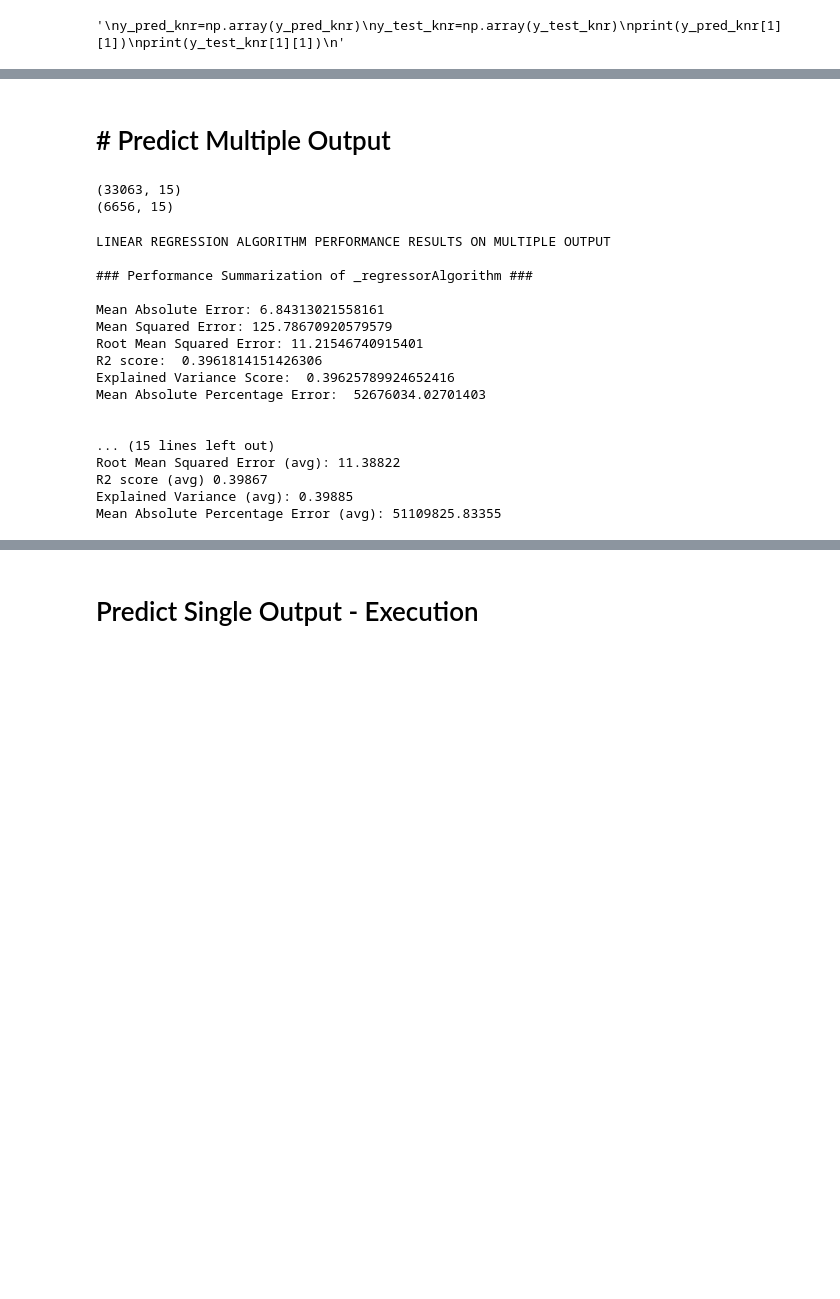
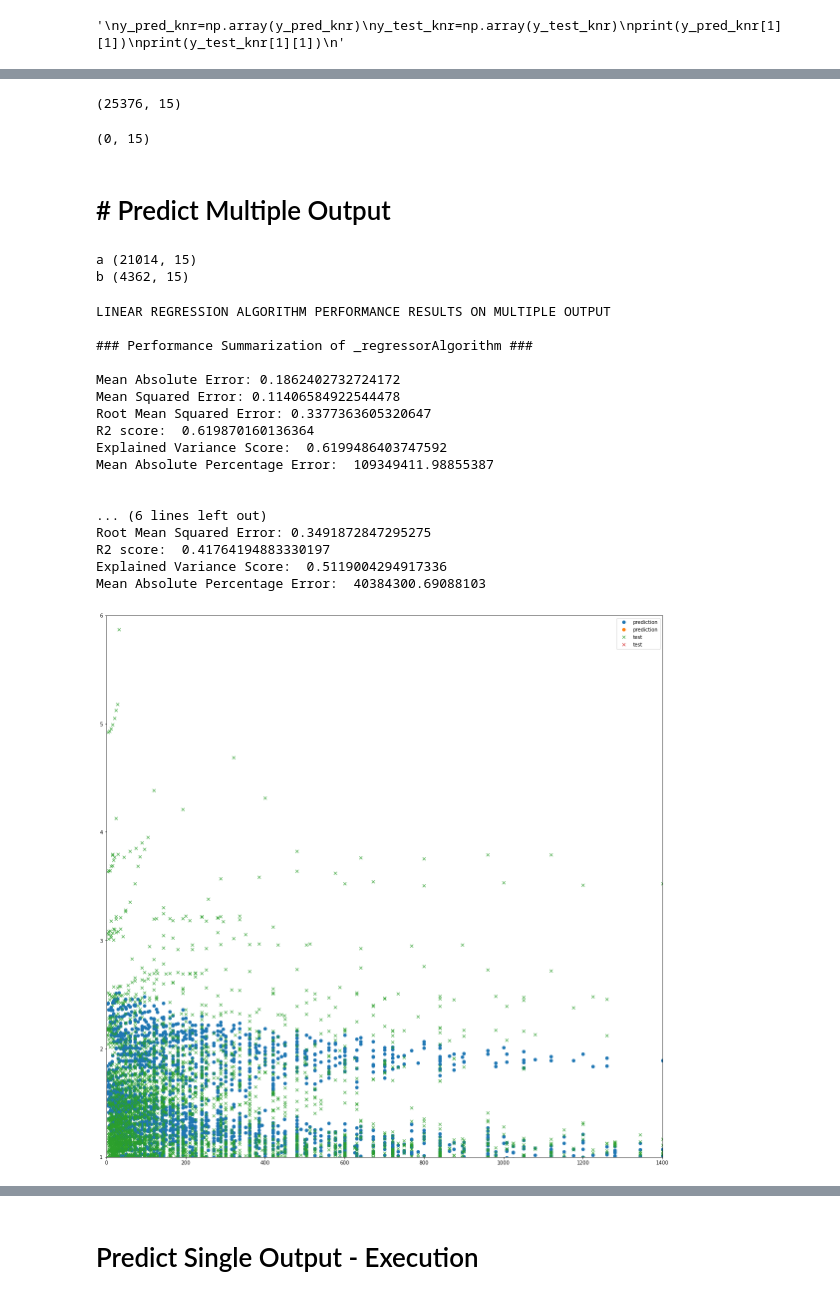
Before and after one commit to busenuraktilav/GPUProject, a Jupyter notebook: model-prediction/prediction.ipynb, the cells around one changed output, grey strips where cells are left out. Saved outputs shown, nothing was run; the diff lists cells and outputs as text; code cells hidden in the pictures; blank space fills up the shorter version.

Commit message:
scatter and box plot is added

```diff
--- a/model-prediction/prediction.ipynb
+++ b/model-prediction/prediction.ipynb
@@ -75,6 +75,15 @@ def preprocessing(df1):
         mini = df1[df1['graphSize'] == i]['minProcessEdge'].min()
         maxi = df1[df1['graphSize'] == i]['minProcessEdge'].max()
         df1.loc[df1['graphSize'] == i, ['minProcessEdge']] = 1.0 / ((((df1.loc[df1['graphSize'] == i, ['minProcessEdge']] - mini) / (maxi - mini)) * 9) + 1)
+
+    df1 = df1[df1['maxProcessEdge'] >= 0]
+
+    for i in numbers:
+        mini = df1[df1['graphSize'] == i]['maxProcessEdge'].min()
+        maxi = df1[df1['graphSize'] == i]['maxProcessEdge'].max()
+        df1.loc[df1['graphSize'] == i, ['maxProcessEdge']] = 1.0 / ((((df1.loc[df1['graphSize'] == i, ['maxProcessEdge']] - mini) / (maxi - mini)) * 9) + 1)
+
+    df1['Error'] = df1['Error']/100
 
     return df1
 
@@ -202,0 +216,10 @@ df1 = preprocessing(df2)
+# %%
+df1 = df1.loc[ (df1['Error'] < 0.4)]
+df1.shape
+# %% [output]
+(25376, 15)
+# %%
+table = df1.loc[ (df1['speedup'] > 7)]
+table.shape
+# %% [output]
+(0, 15)
@@ -213,40 +291,45 @@ x_train_mo, x_test_mo, y_train_mo, y_test_mo = train_test_split(X_mo, y_mo, test
 #split data - small graphs for training, large graphs for testing
 a = df1.loc[(df1['graphSize'] != 32) | (df1['sOriginalDistance'] == 1)]
 b = df1.loc[(df1['graphSize'] == 32) & (df1['sOriginalDistance'] == 0)]
-print(a.shape)
-print(b.shape)
+print('a' , a.shape)
+print('b' , b.shape)
 x_train_mo_nd = a.drop(['speedup', 'Error'],axis=1)
 y_train_mo_nd = a[['speedup', 'Error']]
 x_test_mo_nd = b.drop(['speedup', 'Error'],axis=1)
 y_test_mo_nd = b[['speedup', 'Error']]
+
+t1 = x_test_mo_nd.copy()
+t1_conf = conf_preprocess(t1)
 # %% [output]
-(33063, 15)
-(6656, 15)
+a (21014, 15)
+b (4362, 15)
 # %%
 print("LINEAR REGRESSION ALGORITHM PERFORMANCE RESULTS ON MULTIPLE OUTPUT")
 model = LinearRegression()
 y_pred_lr, y_test_lr = _regressorAlgorithm(model, x_train_mo, x_test_mo, y_train_mo, y_test_mo)
 print("\n\n--- small graphs for training, large graphs for testing ---")
 y_pred_lr_mo_nd, y_test_lr_mo_nd = _regressorAlgorithm(model, x_train_mo_nd, x_test_mo_nd, y_train_mo_nd, y_test_mo_nd)
-_regressorAlgorithm_KFold(model, X_mo, y_mo)
+
+scatter_plot(t1_conf, y_pred_lr_mo_nd, y_test_lr_mo_nd)
 # %% [output]
 LINEAR REGRESSION ALGORITHM PERFORMANCE RESULTS ON MULTIPLE OUTPUT
 
 ### Performance Summarization of _regressorAlgorithm ###
 
-Mean Absolute Error: 6.84313021558161
-Mean Squared Error: 125.78670920579579
-Root Mean Squared Error: 11.21546740915401
-R2 score:  0.3961814151426306
-Explained Variance Score:  0.39625789924652416
-Mean Absolute Percentage Error:  52676034.02701403
+Mean Absolute Error: 0.1862402732724172
+Mean Squared Error: 0.11406584922544478
+Root Mean Squared Error: 0.3377363605320647
+R2 score:  0.619870160136364
+Explained Variance Score:  0.6199486403747592
+Mean Absolute Percentage Error:  109349411.98855387
 
 
-... (15 lines left out)
-Root Mean Squared Error (avg): 11.38822
-R2 score (avg) 0.39867
-Explained Variance (avg): 0.39885
-Mean Absolute Percentage Error (avg): 51109825.83355
+... (6 lines left out)
+Root Mean Squared Error: 0.3491872847295275
+R2 score:  0.41764194883330197
+Explained Variance Score:  0.5119004294917336
+Mean Absolute Percentage Error:  40384300.69088103
+[figure, added]
 # %%
 print("KNEIGHBORS REGRESSION ALGORITHM PERFORMANCE RESULTS ON MULTIPLE OUTPUT")
 model = KNeighborsRegressor()
```
Also changed, not shown: parts of 28 cells of this notebook.
